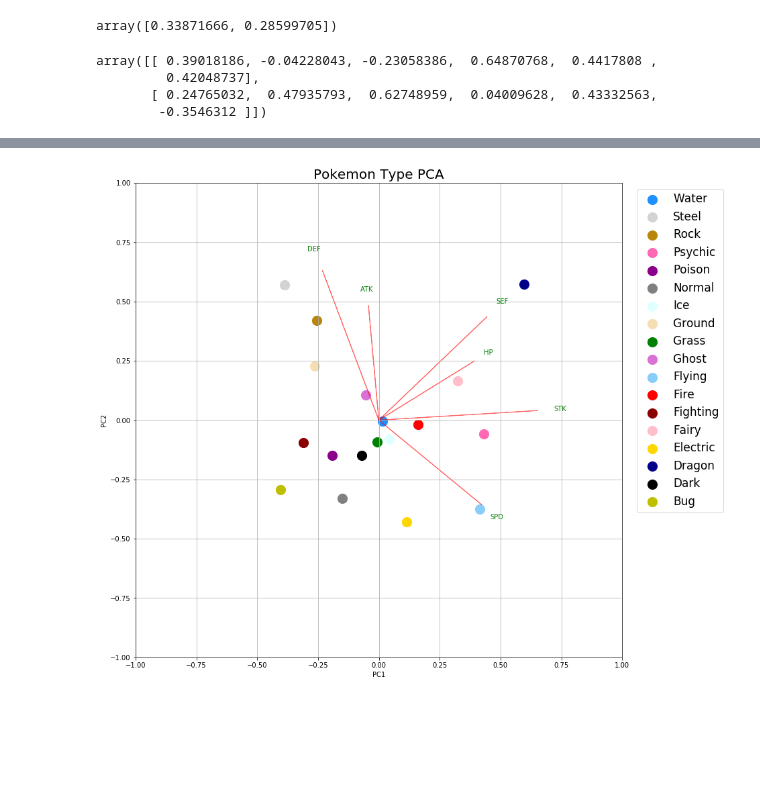
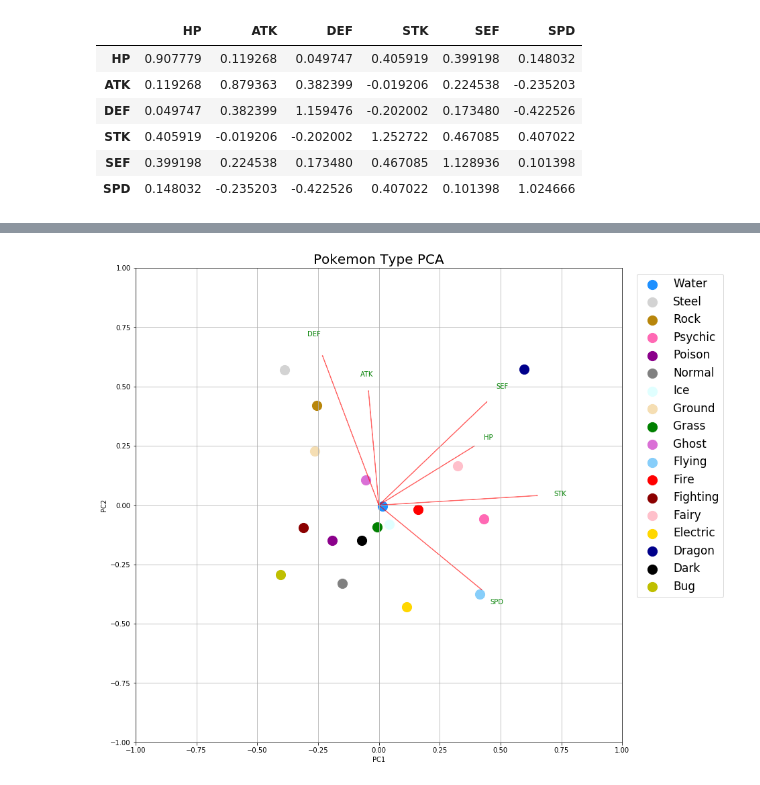
Before and after one commit to SeunguLyu/Pokemon_PCA, a Jupyter notebook: pokemon_type_pca.ipynb, the cells around one changed output, grey strips where cells are left out. Drawn from its saved outputs; the diff is of its cells as text; code cells hidden in the pictures; blank space fills up the shorter version.

```diff
--- a/pokemon_type_pca.ipynb
+++ b/pokemon_type_pca.ipynb
@@ -106,11 +106,10 @@ finalDf
-# %%
-pca.explained_variance_ratio_
-# %% [output]
-array([0.33871666, 0.28599705])
-# %%
-pca.components_
-# %% [output]
-array([[ 0.39018186, -0.04228043, -0.23058386,  0.64870768,  0.4417808 ,
-         0.42048737],
-       [ 0.24765032,  0.47935793,  0.62748959,  0.04009628,  0.43332563,
-        -0.3546312 ]])
+# %%
+pd.DataFrame(data=pca.get_covariance(), index = ['HP','ATK','DEF','STK','SEF','SPD'], columns = ['HP','ATK','DEF','STK','SEF','SPD'])
+# %% [output]
+|  | HP | ATK | DEF | STK | SEF | SPD |
+| HP | 0.907779 | 0.119268 | 0.049747 | 0.405919 | 0.399198 | 0.148032 |
+| ATK | 0.119268 | 0.879363 | 0.382399 | -0.019206 | 0.224538 | -0.235203 |
+| DEF | 0.049747 | 0.382399 | 1.159476 | -0.202002 | 0.173480 | -0.422526 |
+| STK | 0.405919 | -0.019206 | -0.202002 | 1.252722 | 0.467085 | 0.407022 |
+| SEF | 0.399198 | 0.224538 | 0.173480 | 0.467085 | 1.128936 | 0.101398 |
+| SPD | 0.148032 | -0.235203 | -0.422526 | 0.407022 | 0.101398 | 1.024666 |
```
Also changed, not shown: parts of 42 cells of this notebook, 4 other files.
